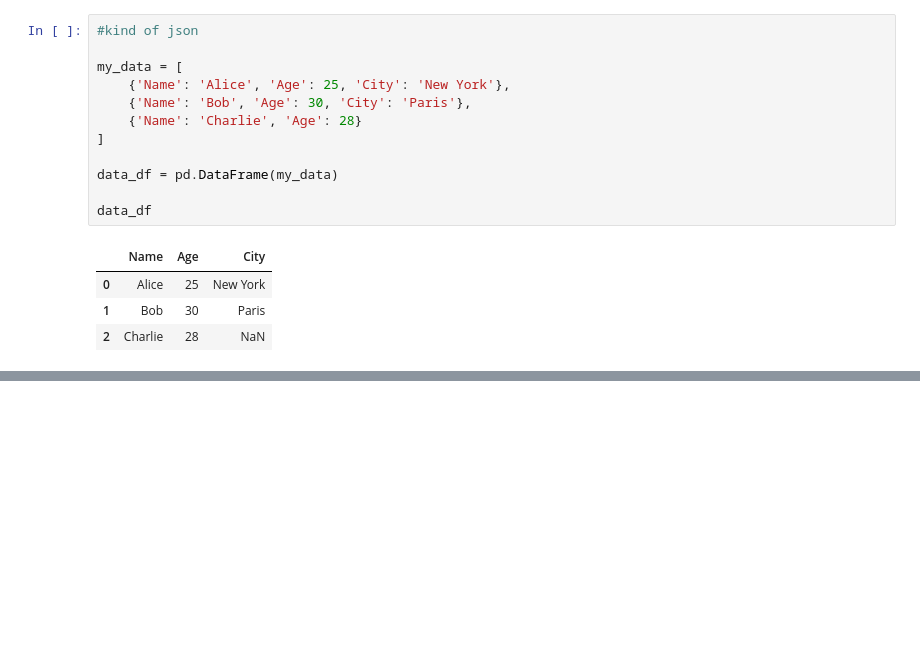
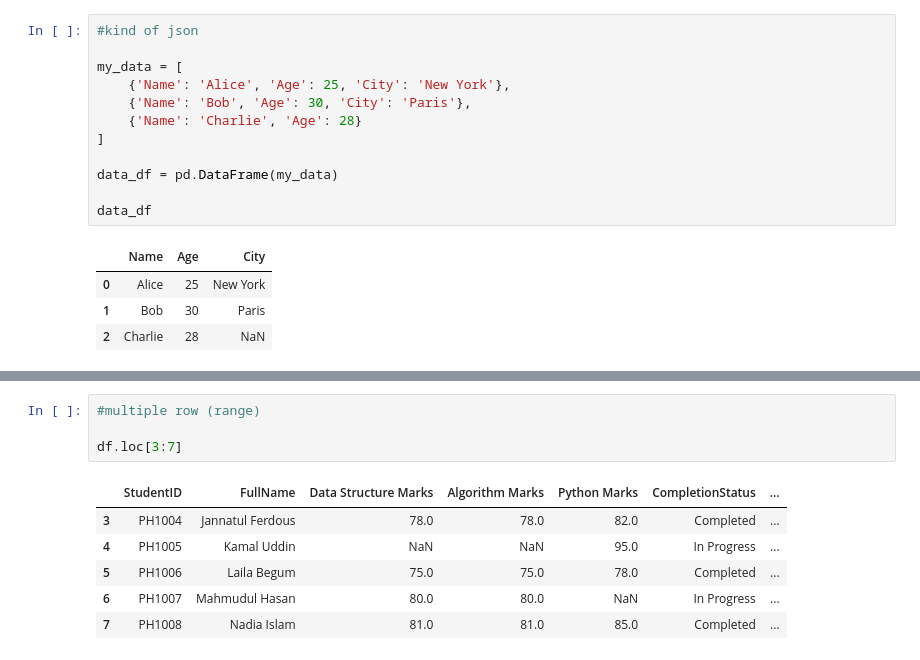
Before and after one commit to nafijur-rahaman/Data-Analysis-With-Python, a Jupyter notebook: Pandas/basic_panda.ipynb, the cells around one changed output, grey strips where cells are left out. Saved outputs shown, nothing was run; the diff lists cells and outputs as text; blank space fills up the shorter version.

```diff
--- a/Pandas/basic_panda.ipynb
+++ b/Pandas/basic_panda.ipynb
@@ -208,0 +269,11 @@ data_df
+# %%
+#multiple row (range)
+
+df.loc[3:7]
+# %% [output]
+|  | StudentID | FullName | Data Structure Marks | Algorithm Marks | Python Marks | CompletionStatus | ... |
+| 3 | PH1004 | Jannatul Ferdous | 78.0 | 78.0 | 82.0 | Completed | ... |
+| 4 | PH1005 | Kamal Uddin | NaN | NaN | 95.0 | In Progress | ... |
+| 5 | PH1006 | Laila Begum | 75.0 | 75.0 | 78.0 | Completed | ... |
+| 6 | PH1007 | Mahmudul Hasan | 80.0 | 80.0 | NaN | In Progress | ... |
+| 7 | PH1008 | Nadia Islam | 81.0 | 81.0 | 85.0 | Completed | ... |
```
Also changed, not shown: parts of 9 cells of this notebook.
